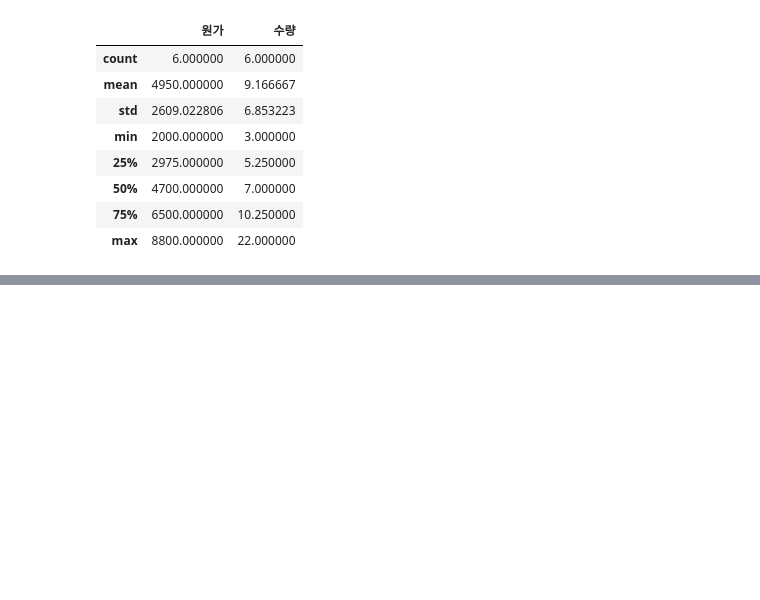
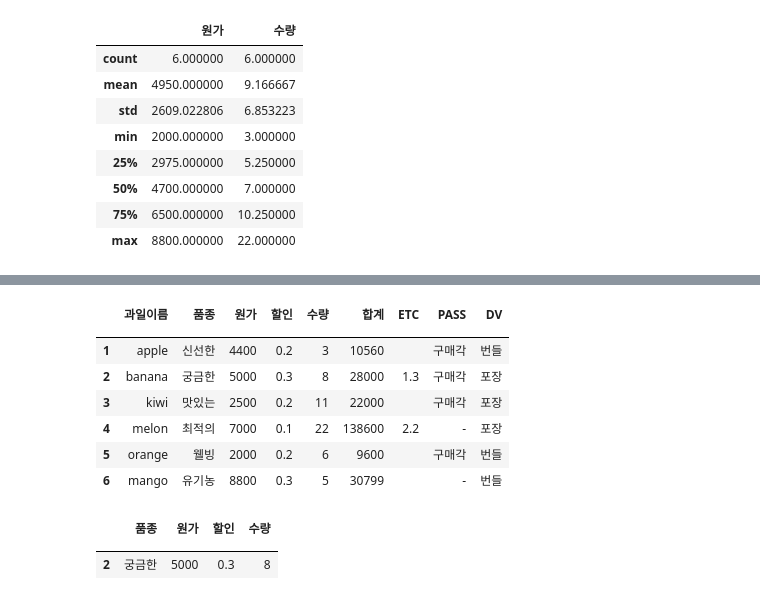
Before and after one commit to plctoit/korch2507, a Jupyter notebook: py04.ipynb, the cells around one changed output, grey strips where cells are left out. Drawn from its saved outputs; the diff is of its cells as text; code cells hidden in the pictures; blank space fills up the shorter version.

```diff
--- a/py04.ipynb
+++ b/py04.ipynb
@@ -213,0 +242,5 @@ df3
+# %%
+df3['ETC'] = "-"
+df3['Test'] = "test"
+print(df3.dtypes)
+df3
@@ -213,0 +277,5 @@ df3
+# %%
+ee = pd.Series([1.3,2.2], index=[2,4])
+df3['ETC'] = ee
+df3 = df3.fillna('')
+df3
@@ -213,0 +291,3 @@ df3
+# %%
+df3['PASS'] = ''
+df3
@@ -213,0 +303,4 @@ df3
+# %%
+pp = np.where(df3['합계']<=30000,'구매각','-')
+df3['PASS'] = pp
+df3
@@ -213,0 +316,20 @@ df3
+# %%
+df3['DV']=np.where(df3['수량'] >7,'포장','번들')
+df3
+# %% [output]
+|  | 과일이름 | 품종 | 원가 | 할인 | 수량 | 합계 | ETC | PASS | DV |
+|  |  |  |  |  |  |  |  |  |  |
+| 1 | apple | 신선한 | 4400 | 0.2 | 3 | 10560 |  | 구매각 | 번들 |
+| 2 | banana | 궁금한 | 5000 | 0.3 | 8 | 28000 | 1.3 | 구매각 | 포장 |
+| 3 | kiwi | 맛있는 | 2500 | 0.2 | 11 | 22000 |  | 구매각 | 포장 |
+| 4 | melon | 최적의 | 7000 | 0.1 | 22 | 138600 | 2.2 | - | 포장 |
+| 5 | orange | 웰빙 | 2000 | 0.2 | 6 | 9600 |  | 구매각 | 번들 |
+| 6 | mango | 유기농 | 8800 | 0.3 | 5 | 30799 |  | - | 번들 |
+# %%
+# df3.iloc[1,1:4]
+# df3.loc[2,:]
+df3.loc[df3.loc[:,'과일이름']=='banana','품종':'수량']
+# %% [output]
+|  | 품종 | 원가 | 할인 | 수량 |
+|  |  |  |  |  |
+| 2 | 궁금한 | 5000 | 0.3 | 8 |
```
Also changed, not shown: parts of 17 cells of this notebook, 3 other files.
